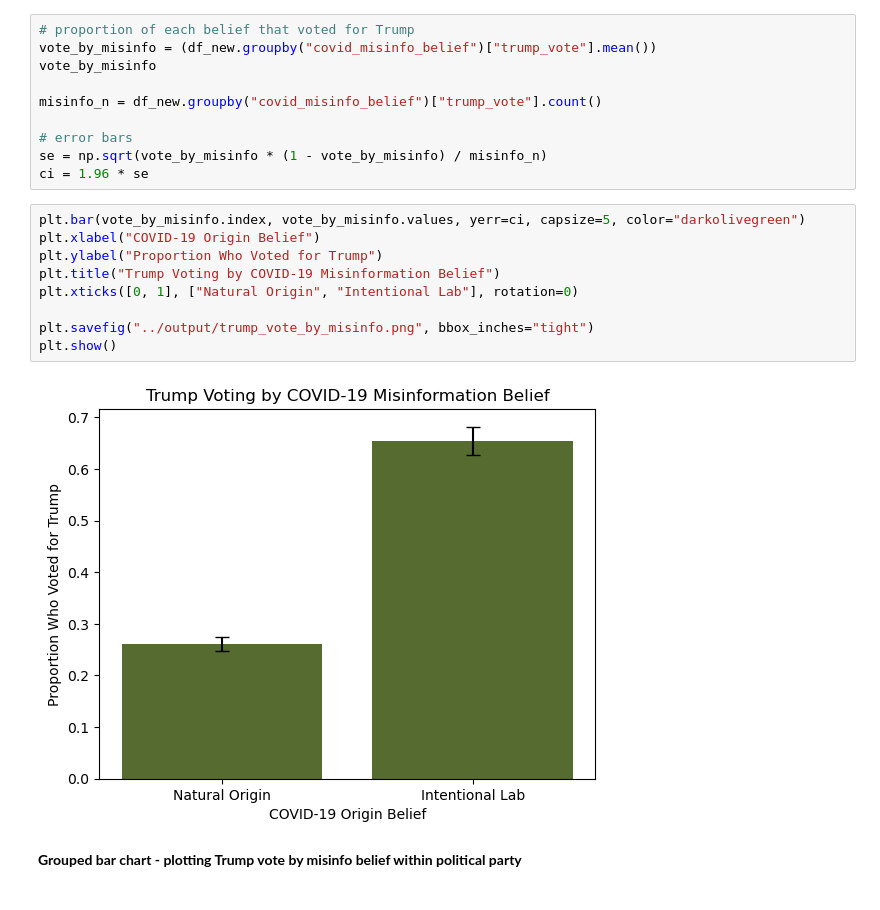
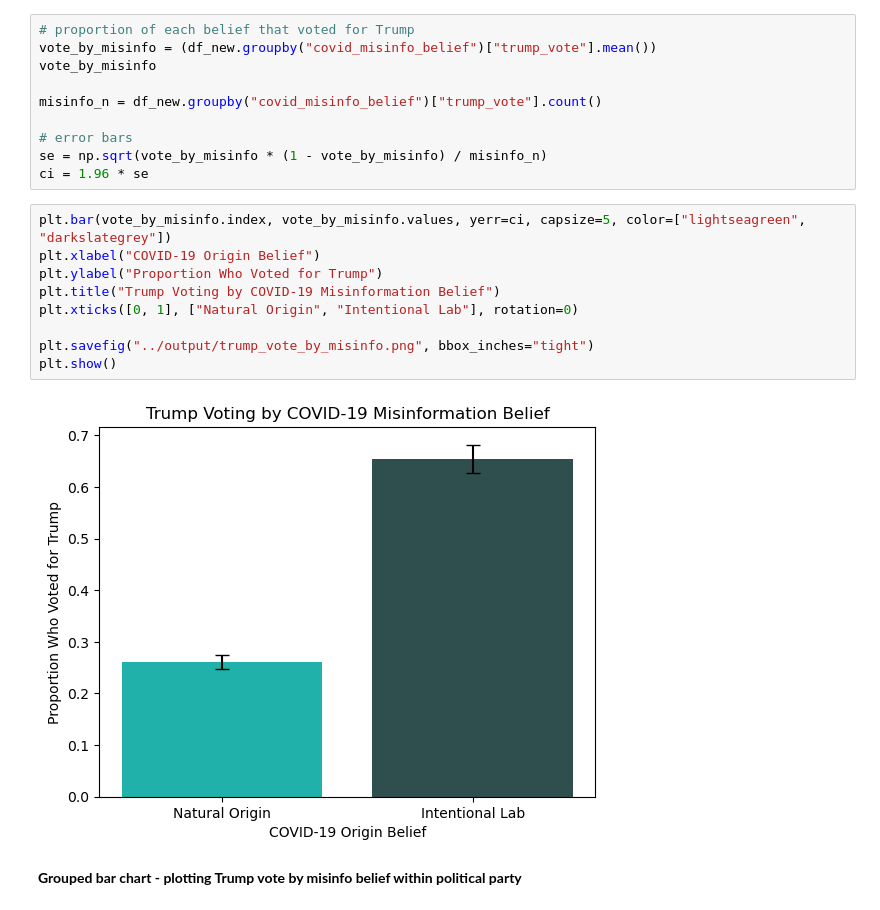
Before and after one commit to ameliabrooks28/QSS20_Project, a Jupyter notebook: code/02_analyze.ipynb, the cells around one changed output. Drawn from its saved outputs; the diff is of its cells as text.

```diff
--- a/code/02_analyze.ipynb
+++ b/code/02_analyze.ipynb
@@ -81,16 +81,16 @@ misinfo_n = df_new.groupby("covid_misinfo_belief")["trump_vote"].count()
 se = np.sqrt(vote_by_misinfo * (1 - vote_by_misinfo) / misinfo_n)
 ci = 1.96 * se
 # %%
-plt.bar(vote_by_misinfo.index, vote_by_misinfo.values, yerr=ci, capsize=5, color="darkolivegreen")
+plt.bar(vote_by_misinfo.index, vote_by_misinfo.values, yerr=ci, capsize=5, color=["lightseagreen", "darkslategrey"])
 plt.xlabel("COVID-19 Origin Belief")
 plt.ylabel("Proportion Who Voted for Trump")
 plt.title("Trump Voting by COVID-19 Misinformation Belief")
 plt.xticks([0, 1], ["Natural Origin", "Intentional Lab"], rotation=0)
 
 plt.savefig("../output/trump_vote_by_misinfo.png", bbox_inches="tight")
 plt.show()
 # %% [output]
-[figure, old version]
+[figure, new version]
 # %% [markdown]
 **Grouped bar chart - plotting Trump vote by misinfo belief within political party**
 # %%
```
Also changed, not shown: parts of 1 cell of this notebook, 3 other files.
